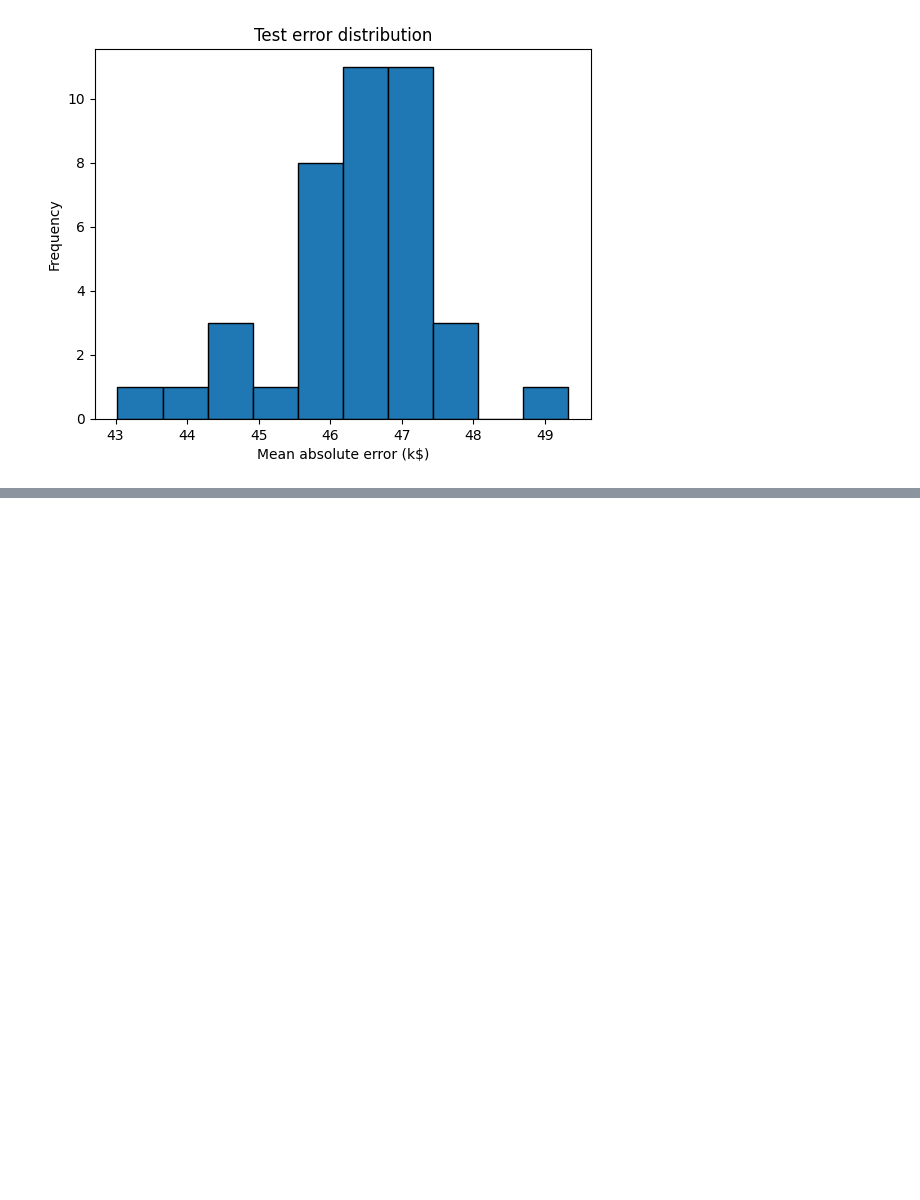
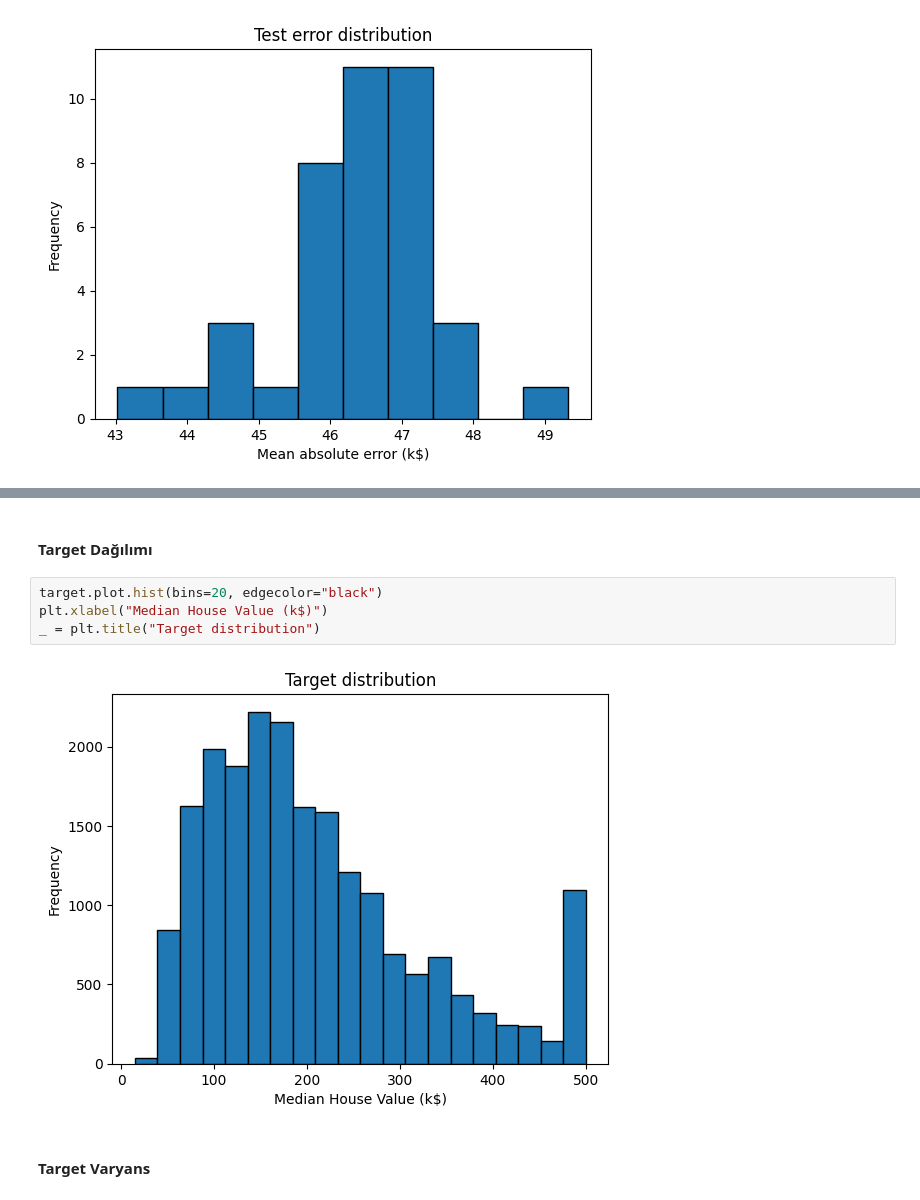
Before and after one commit to ctolon/scikit-learn_handson, a Jupyter notebook: module-2/section-1.1.ipynb, the cells around one changed output, grey strips where cells are left out. Drawn from its saved outputs; the diff is of its cells as text; blank space fills up the shorter version.

```diff
--- a/module-2/section-1.1.ipynb
+++ b/module-2/section-1.1.ipynb
@@ -173,0 +193,10 @@ _ = plt.title("Test error distribution")
+# %% [markdown]
+#### Target Dağılımı
+# %%
+target.plot.hist(bins=20, edgecolor="black")
+plt.xlabel("Median House Value (k$)")
+_ = plt.title("Target distribution")
+# %% [output]
+[figure, added]
+# %% [markdown]
+#### Target Varyans
```
Also changed, not shown: parts of 12 cells of this notebook, 11 other files.
